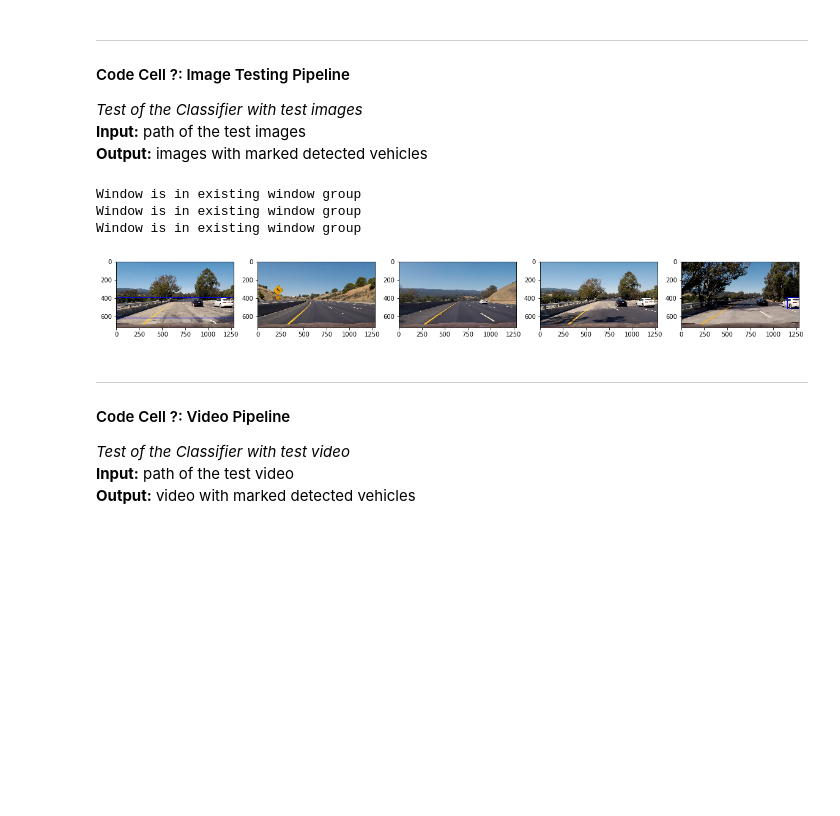
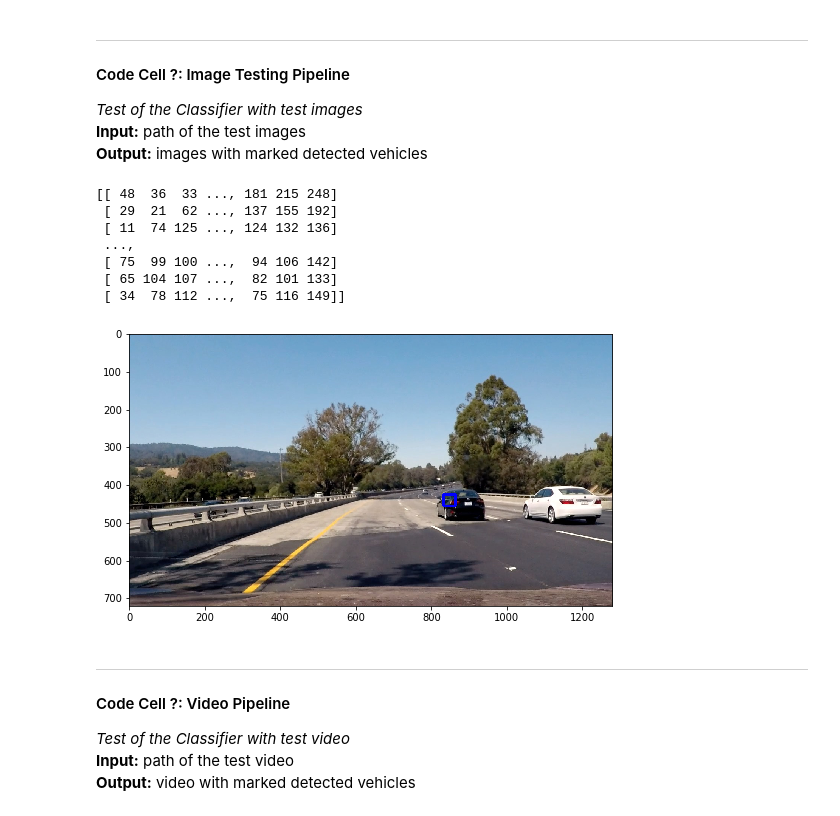
Before and after one commit to meadx/CarND-Vehicle-Detection, a Jupyter notebook: VehicleDetection.ipynb, the cells around one changed output. Drawn from its saved outputs; the diff is of its cells as text; code cells hidden in the pictures; blank space fills up the shorter version.

Commit message:
Version 0.4: MultipleDetections and FalsePositives added

```diff
--- a/VehicleDetection.ipynb
+++ b/VehicleDetection.ipynb
@@ -196,3 +210,16 @@ def falsePositives(windows, last_windows):
+# %%
+def falsePositives(windows, last_windows):
+
+    # Create an empty list to receive positive detection windows
+    windows_eliminated = []
+
+    # Iterate over all windows in the list
+    for window in windows:
+        for last_window in last_windows:
+            if overlapWindow(window, last_window):
+                windows_eliminated.append(window)
+
+    return windows_eliminated
 # %% [markdown]
 ___
 #### Code Cell ?: Find and merge mulitple detections
@@ -494,6 +556,8 @@ def imagePipeline(img):
     if 'last_windows' in globals():
         if len(last_windows) > 0:
             windows_pos_fp = falsePositives(windows_pos, last_windows)
+        else:
+            windows_pos_fp = windows_pos
     else:
         windows_pos_fp = windows_pos
 
@@ -501,29 +565,34 @@ def imagePipeline(img):
     last_windows = windows_pos
 
     # ToDo: merge multiple detections
-    windows_pos_md = multipleDetections(windows_pos_fp)
+    windows_pos_md = multipleDetections(image, windows_pos_fp)
 
     # draw the detections on the image
-    res_img = drawBoxes(image, windows_pos_md)
+    #res_img = drawBoxes(image, windows_pos_md)
+    res_img = windows_pos_md
 
     return res_img
 # %%
 # read test images
 test_images = readImages('test_images/*.jpg')
 
 images = []
 
 for test_image in test_images:
     # pipeline
     test_image_detected = imagePipeline(test_image)
     images.append(test_image_detected)
 
-plotImage(images[0:5])
+plotImage(images[3])
 # %% [output]
-Window is in existing window group
-Window is in existing window group
-Window is in existing window group
+[[ 48  36  33 ..., 181 215 248]
+ [ 29  21  62 ..., 137 155 192]
+ [ 11  74 125 ..., 124 132 136]
+ ...,
+ [ 75  99 100 ...,  94 106 142]
+ [ 65 104 107 ...,  82 101 133]
+ [ 34  78 112 ...,  75 116 149]]
-[figure, old version]
+[figure, new version]
 # %% [markdown]
 ___
 #### Code Cell ?: Video Pipeline
```
Also changed, not shown: parts of 12 cells of this notebook.
